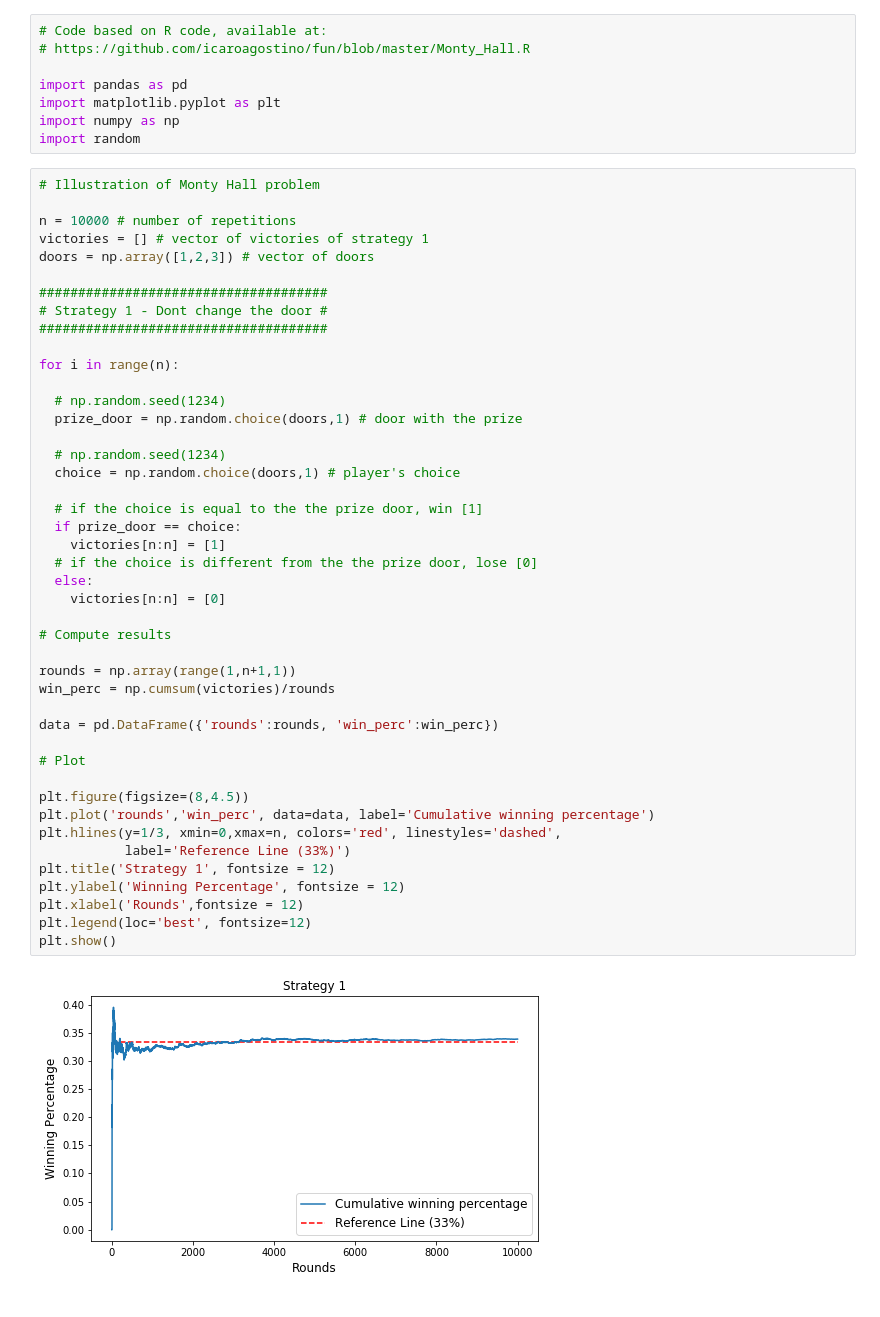
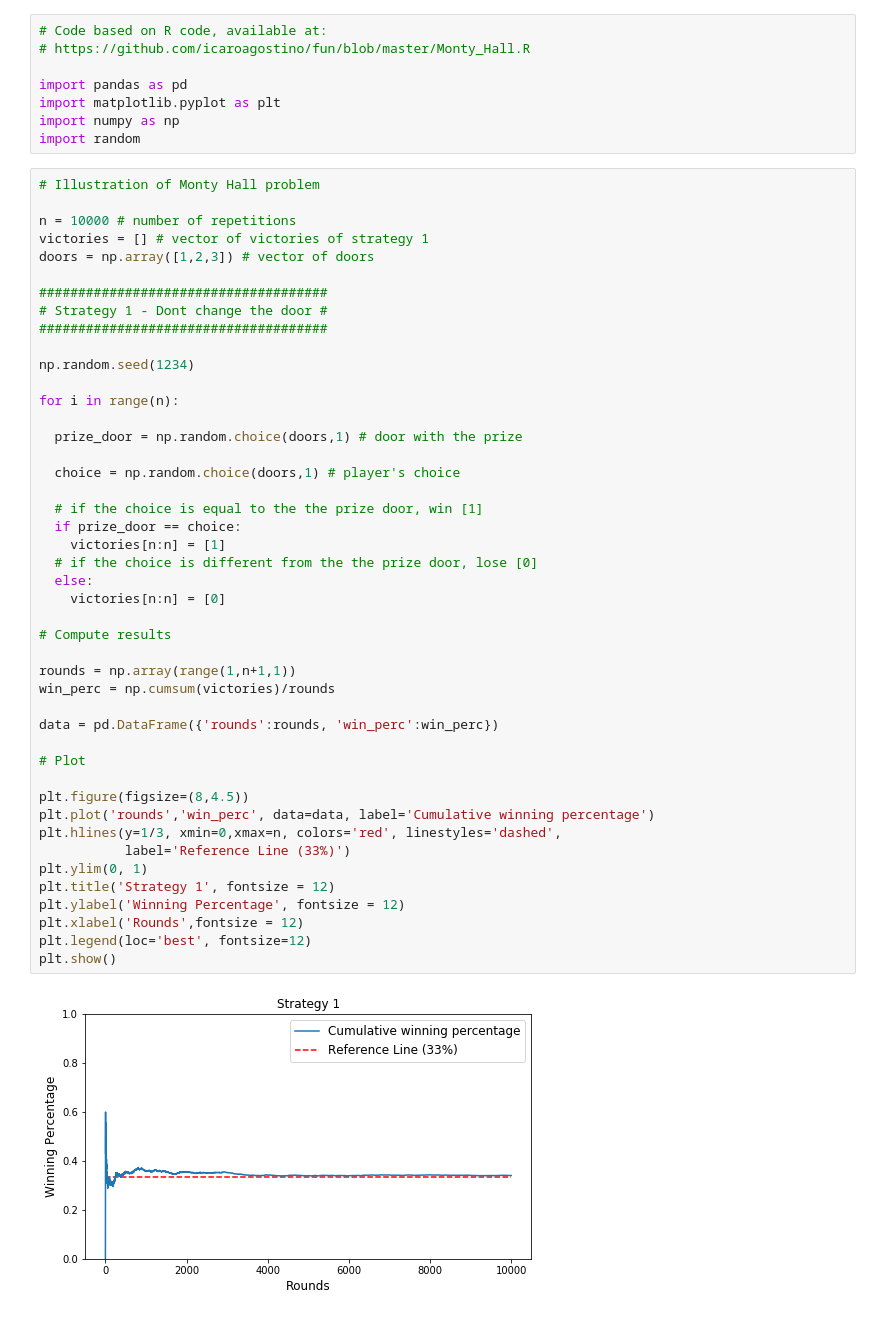
Before and after one commit to ramongss/Misc, a Jupyter notebook: Monty_Hall.ipynb, the cells around one changed output. Cells and saved outputs as stored; diff of their text form.

```diff
--- a/Monty_Hall.ipynb
+++ b/Monty_Hall.ipynb
@@ -17,41 +17,42 @@ doors = np.array([1,2,3]) # vector of doors
 # Strategy 1 - Dont change the door #
 #####################################
 
+np.random.seed(1234)
+
 for i in range(n):
 
-  # np.random.seed(1234)
   prize_door = np.random.choice(doors,1) # door with the prize
 
-  # np.random.seed(1234)
   choice = np.random.choice(doors,1) # player's choice
 
   # if the choice is equal to the the prize door, win [1]
   if prize_door == choice:
     victories[n:n] = [1]
   # if the choice is different from the the prize door, lose [0]
   else:
     victories[n:n] = [0]
 
 # Compute results
 
 rounds = np.array(range(1,n+1,1))
 win_perc = np.cumsum(victories)/rounds
 
 data = pd.DataFrame({'rounds':rounds, 'win_perc':win_perc})
 
 # Plot
 
 plt.figure(figsize=(8,4.5))
 plt.plot('rounds','win_perc', data=data, label='Cumulative winning percentage')
 plt.hlines(y=1/3, xmin=0,xmax=n, colors='red', linestyles='dashed',
            label='Reference Line (33%)')
+plt.ylim(0, 1)
 plt.title('Strategy 1', fontsize = 12)
 plt.ylabel('Winning Percentage', fontsize = 12)
 plt.xlabel('Rounds',fontsize = 12)
 plt.legend(loc='best', fontsize=12)
 plt.show()
 # %% [output]
-[figure, old version]
+[figure, new version]
 # %%
 ################################
 # Strategy 2 - Door is changed #
```
Also changed, not shown: parts of 1 cell of this notebook, 2 other files.
